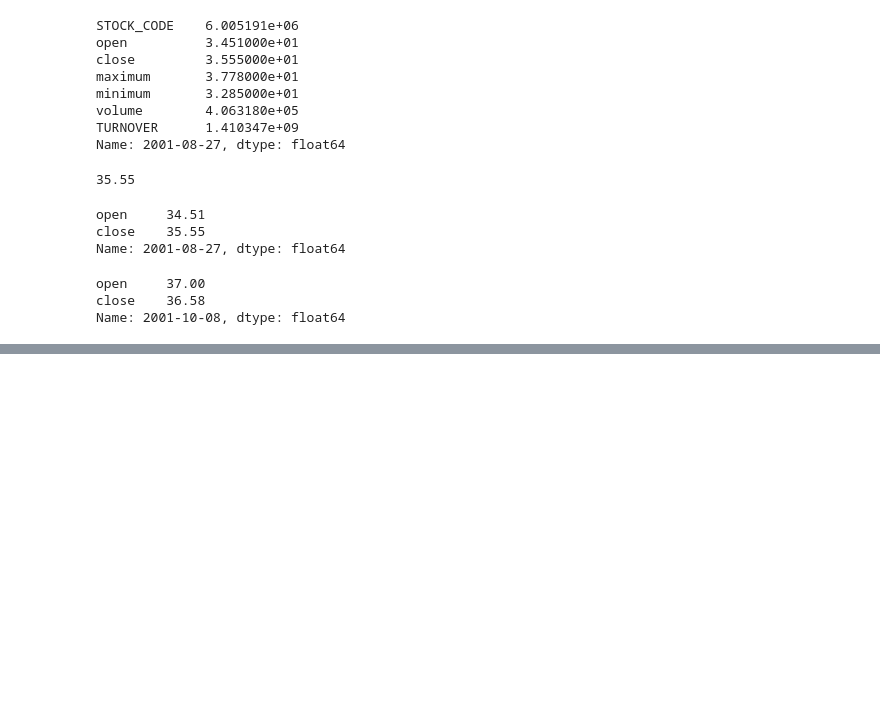
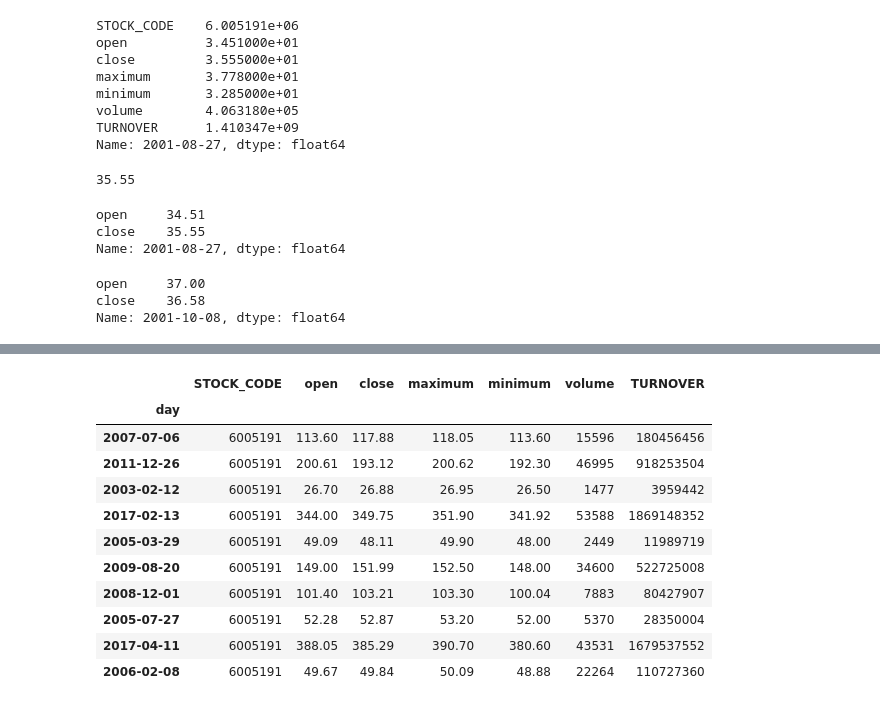
Before and after one commit to 1223351431/AnnCLOUDS, a Jupyter notebook: 05-dataframe.ipynb, the cells around one changed output, grey strips where cells are left out. Saved outputs shown, nothing was run; the diff lists cells and outputs as text; code cells hidden in the pictures; blank space fills up the shorter version.

```diff
--- a/05-dataframe.ipynb
+++ b/05-dataframe.ipynb
@@ -149,0 +215,15 @@ Name: 2001-10-08, dtype: float64
+# %%
+贵州茅台.sample(10)
+# %% [output]
+|  | STOCK_CODE | open | close | maximum | minimum | volume | TURNOVER |
+| day |  |  |  |  |  |  |  |
+| 2007-07-06 | 6005191 | 113.60 | 117.88 | 118.05 | 113.60 | 15596 | 180456456 |
+| 2011-12-26 | 6005191 | 200.61 | 193.12 | 200.62 | 192.30 | 46995 | 918253504 |
+| 2003-02-12 | 6005191 | 26.70 | 26.88 | 26.95 | 26.50 | 1477 | 3959442 |
+| 2017-02-13 | 6005191 | 344.00 | 349.75 | 351.90 | 341.92 | 53588 | 1869148352 |
+| 2005-03-29 | 6005191 | 49.09 | 48.11 | 49.90 | 48.00 | 2449 | 11989719 |
+| 2009-08-20 | 6005191 | 149.00 | 151.99 | 152.50 | 148.00 | 34600 | 522725008 |
+| 2008-12-01 | 6005191 | 101.40 | 103.21 | 103.30 | 100.04 | 7883 | 80427907 |
+| 2005-07-27 | 6005191 | 52.28 | 52.87 | 53.20 | 52.00 | 5370 | 28350004 |
+| 2017-04-11 | 6005191 | 388.05 | 385.29 | 390.70 | 380.60 | 43531 | 1679537552 |
+| 2006-02-08 | 6005191 | 49.67 | 49.84 | 50.09 | 48.88 | 22264 | 110727360 |
```
Also changed, not shown: parts of 14 cells of this notebook.
